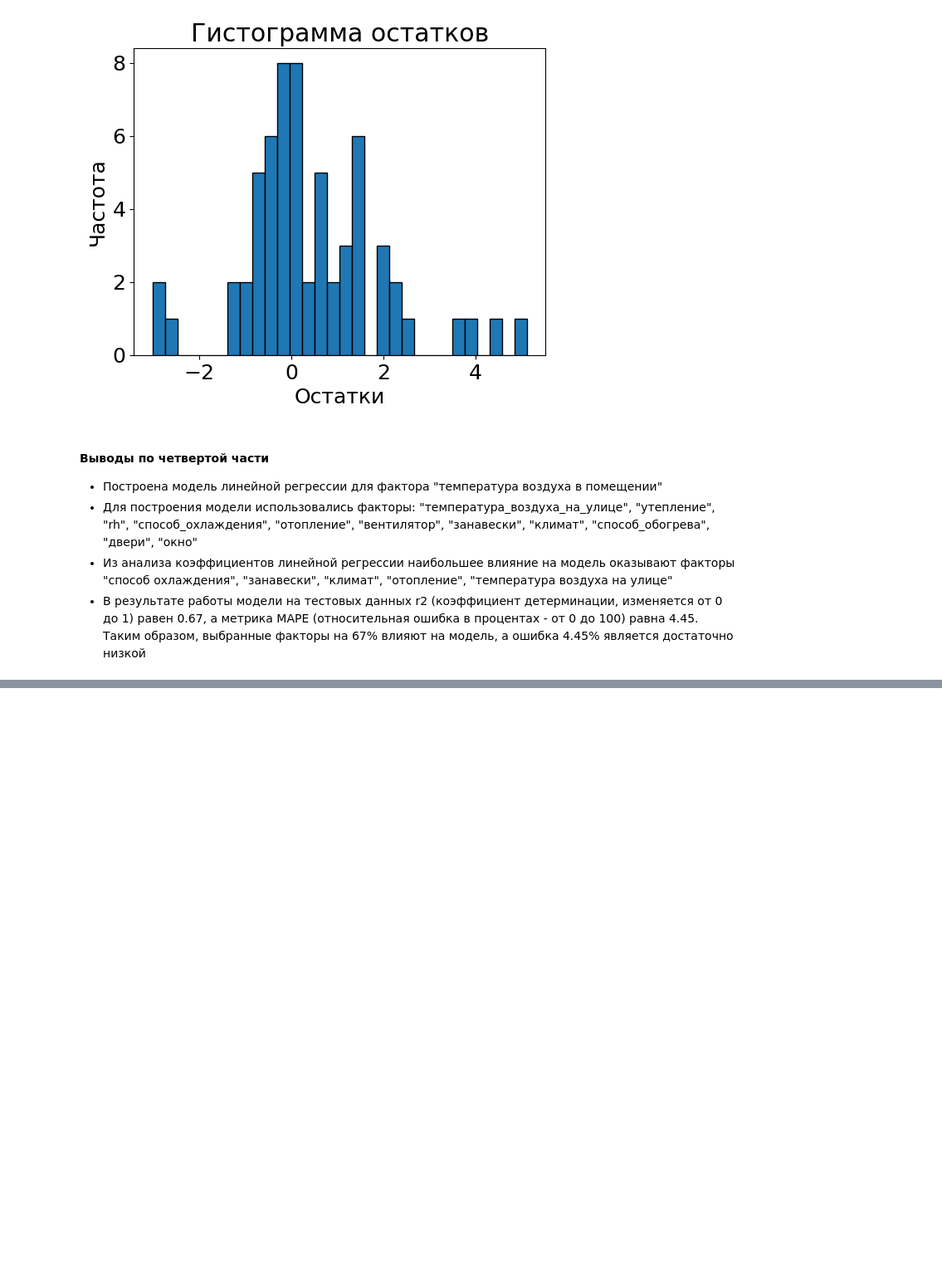
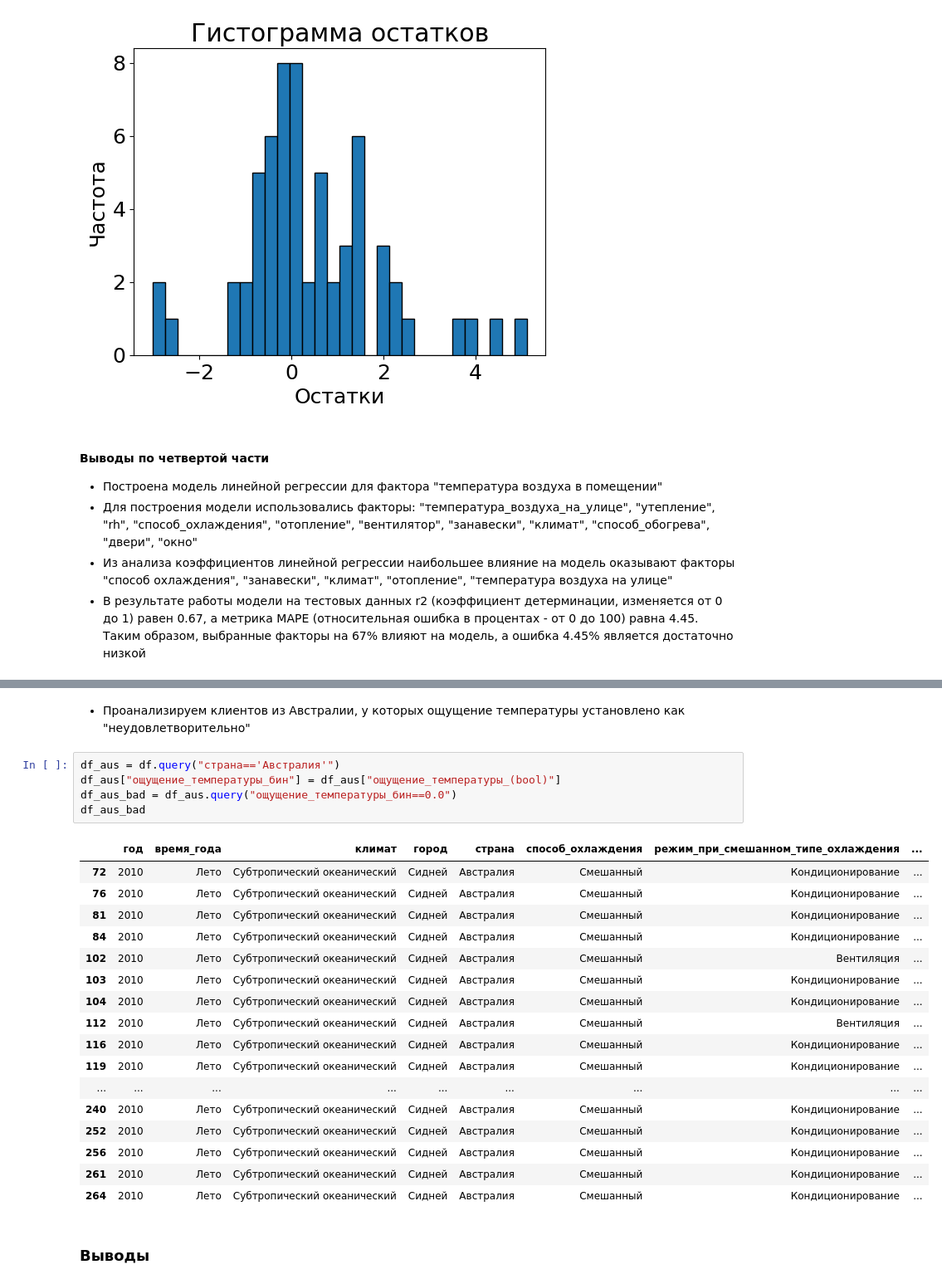
Before and after one commit to irkatsuk/ya_climate, a Jupyter notebook: ya_climate.ipynb, the cells around one changed output, grey strips where cells are left out. Shown at 83% size. Saved outputs shown, nothing was run; the diff lists cells and outputs as text; blank space fills up the shorter version.

```diff
--- a/ya_climate.ipynb
+++ b/ya_climate.ipynb
@@ -1026,0 +1202,27 @@ plt.show()
+# %% [markdown]
+* Проанализируем клиентов из Австралии, у которых ощущение температуры установлено как "неудовлетворительно"
+# %%
+df_aus = df.query("страна=='Австралия'")
+df_aus["ощущение_температуры_бин"] = df_aus["ощущение_температуры_(bool)"]
+df_aus_bad = df_aus.query("ощущение_температуры_бин==0.0")
+df_aus_bad
+# %% [output]
+|  | год | время_года | климат | город | страна | способ_охлаждения | режим_при_смешанном_типе_охлаждения | ... |
+| 72 | 2010 | Лето | Cубтропический океанический | Сидней | Австралия | Смешанный | Кондиционирование | ... |
+| 76 | 2010 | Лето | Cубтропический океанический | Сидней | Австралия | Смешанный | Кондиционирование | ... |
+| 81 | 2010 | Лето | Cубтропический океанический | Сидней | Австралия | Смешанный | Кондиционирование | ... |
+| 84 | 2010 | Лето | Cубтропический океанический | Сидней | Австралия | Смешанный | Кондиционирование | ... |
+| 102 | 2010 | Лето | Cубтропический океанический | Сидней | Австралия | Смешанный | Вентиляция | ... |
+| 103 | 2010 | Лето | Cубтропический океанический | Сидней | Австралия | Смешанный | Кондиционирование | ... |
+| 104 | 2010 | Лето | Cубтропический океанический | Сидней | Австралия | Смешанный | Кондиционирование | ... |
+| 112 | 2010 | Лето | Cубтропический океанический | Сидней | Австралия | Смешанный | Вентиляция | ... |
+| 116 | 2010 | Лето | Cубтропический океанический | Сидней | Австралия | Смешанный | Кондиционирование | ... |
+| 119 | 2010 | Лето | Cубтропический океанический | Сидней | Австралия | Смешанный | Кондиционирование | ... |
+| ... | ... | ... | ... | ... | ... | ... | ... | ... |
+| 240 | 2010 | Лето | Cубтропический океанический | Сидней | Австралия | Смешанный | Кондиционирование | ... |
+| 252 | 2010 | Лето | Cубтропический океанический | Сидней | Австралия | Смешанный | Кондиционирование | ... |
+| 256 | 2010 | Лето | Cубтропический океанический | Сидней | Австралия | Смешанный | Кондиционирование | ... |
+| 261 | 2010 | Лето | Cубтропический океанический | Сидней | Австралия | Смешанный | Кондиционирование | ... |
+| 264 | 2010 | Лето | Cубтропический океанический | Сидней | Австралия | Смешанный | Кондиционирование | ... |
+# %% [markdown]
+### Выводы
```
Also changed, not shown: parts of 27 cells of this notebook.
